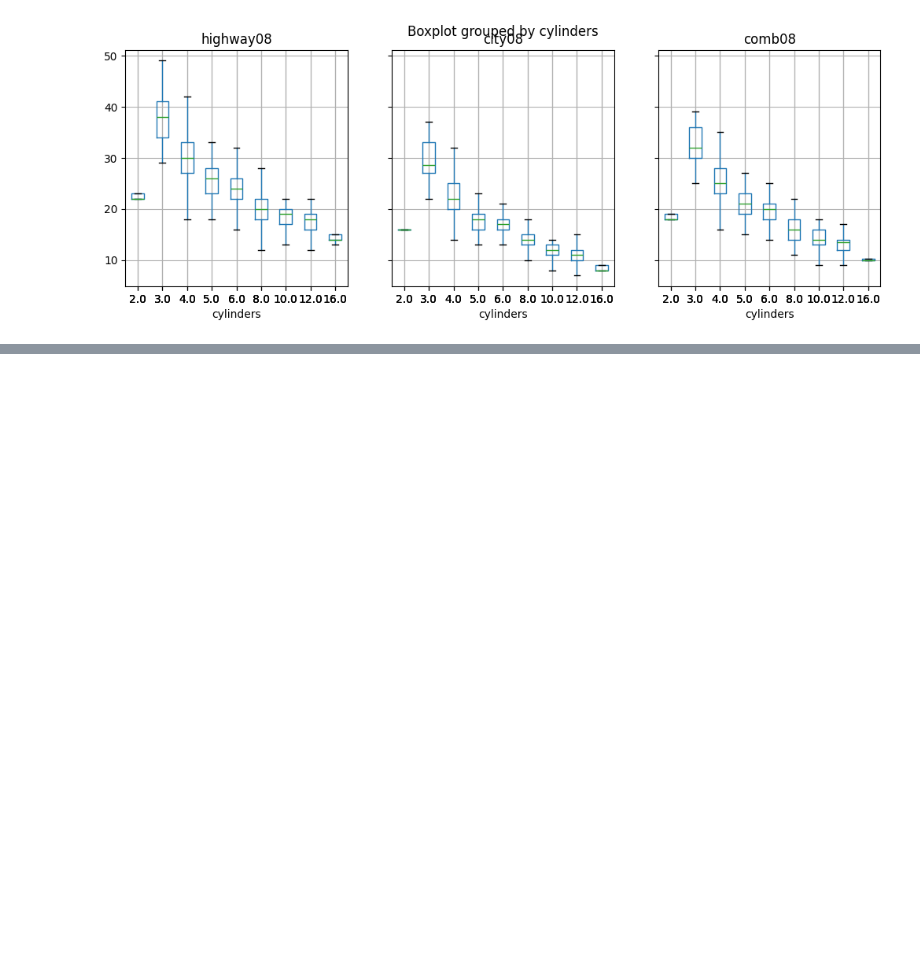
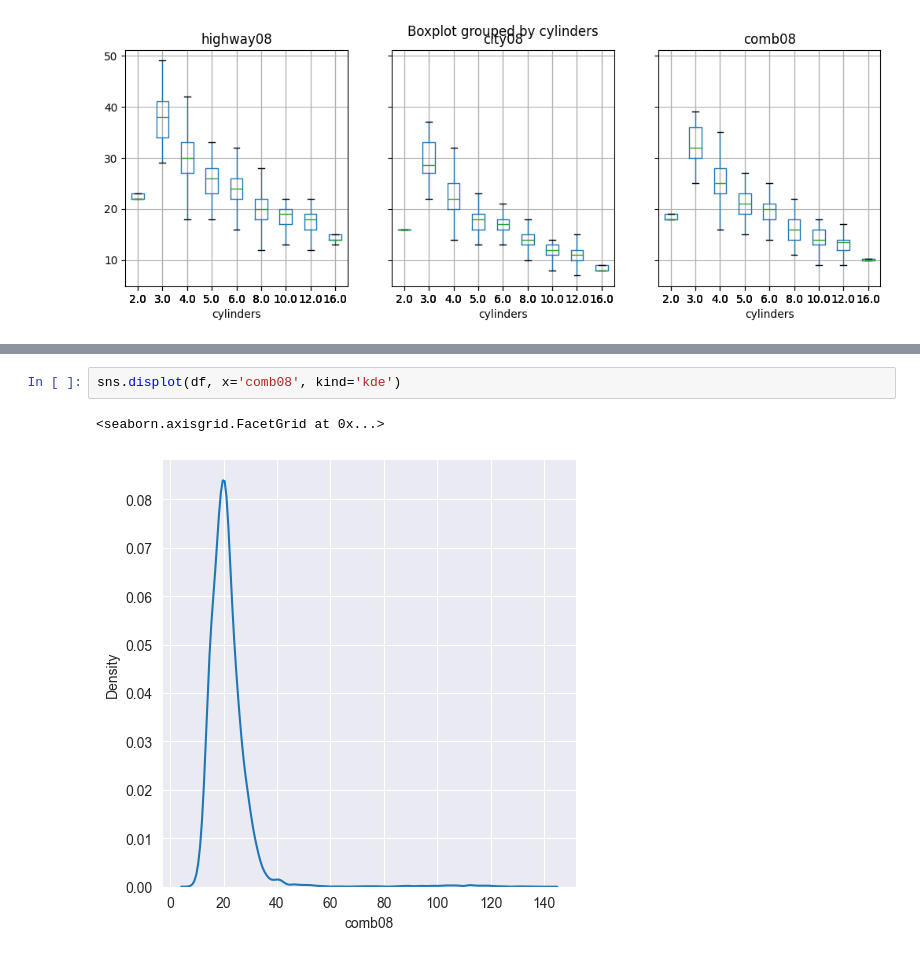
Before and after one commit to docroch/learning-data-science, a Jupyter notebook: examples/data-understanding/data-visualization/matplotlib-pandas-seaborn.ipynb, the cells around one changed output, grey strips where cells are left out. Saved outputs shown, nothing was run; the diff lists cells and outputs as text; blank space fills up the shorter version.

```diff
--- a/examples/data-understanding/data-visualization/matplotlib-pandas-seaborn.ipynb
+++ b/examples/data-understanding/data-visualization/matplotlib-pandas-seaborn.ipynb
@@ -276,0 +493,5 @@ array([<Axes: title={'center': 'highway08'}, xlabel='cylinders'>,
+# %%
+sns.displot(df, x='comb08', kind='kde')
+# %% [output]
+<seaborn.axisgrid.FacetGrid at 0x...>
+[figure, added]
```
Also changed, not shown: parts of 64 cells of this notebook.
